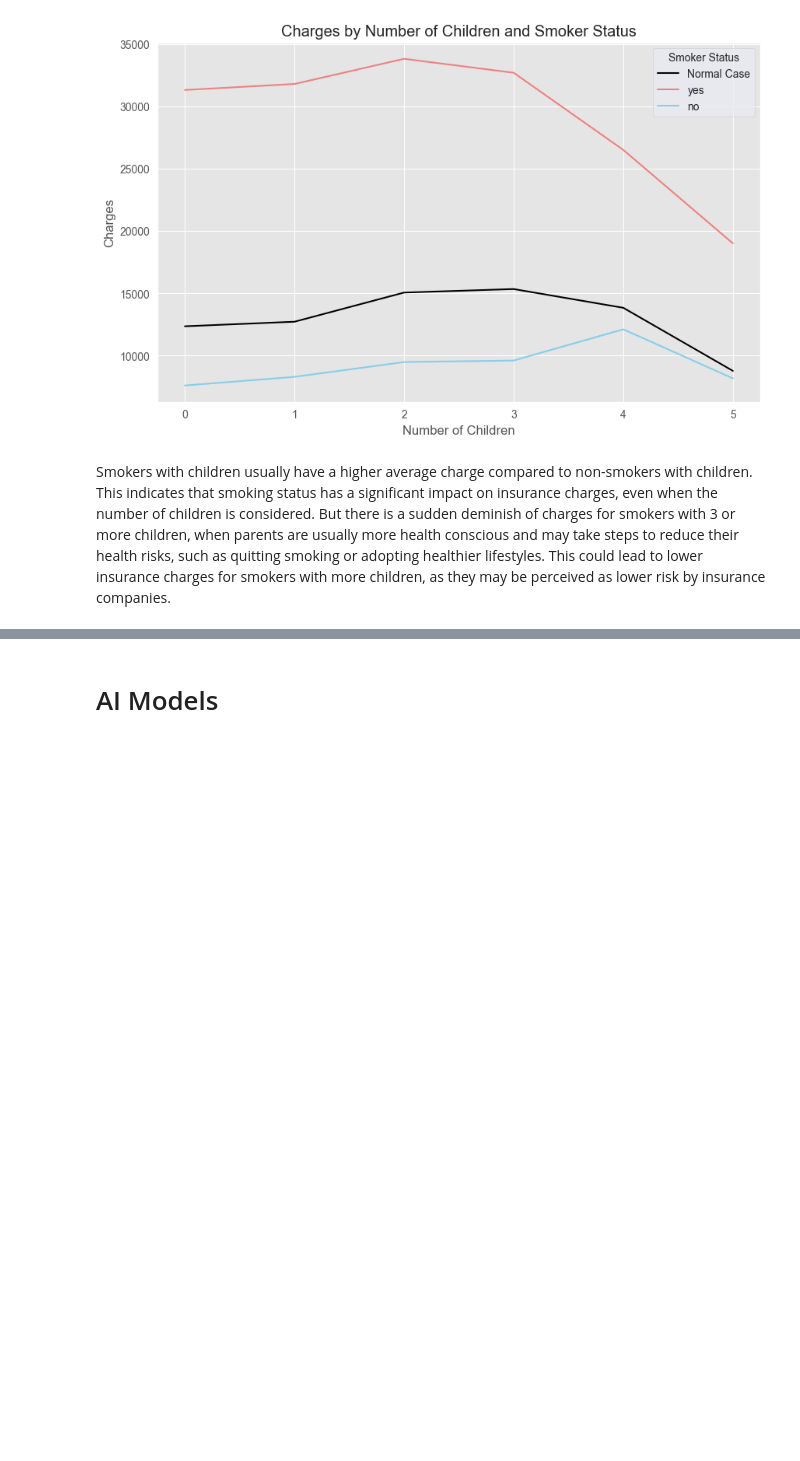
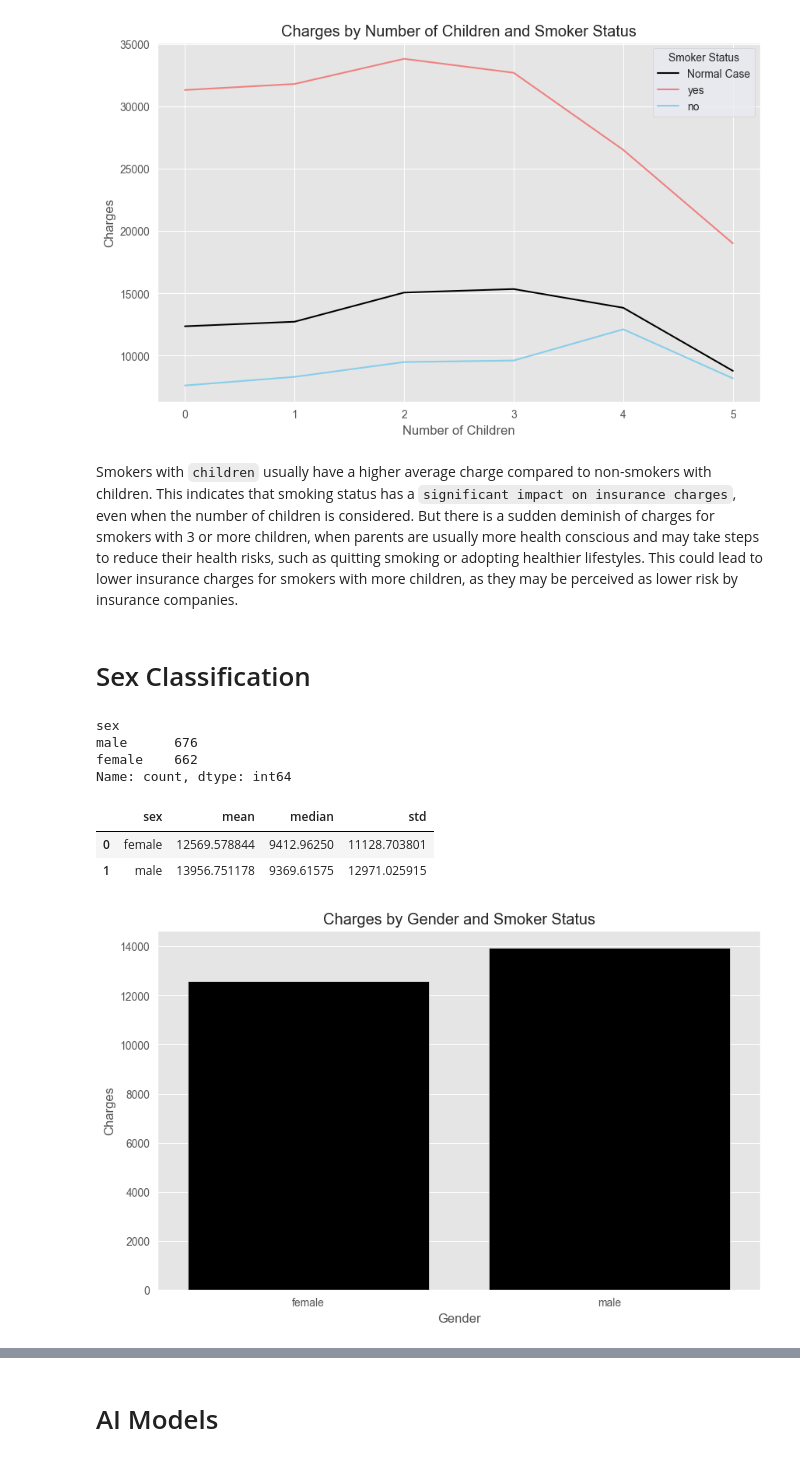
Before and after one commit to Slay-Shayer/insurance_mahbub, a Jupyter notebook: insurance.ipynb, the cells around one changed output, grey strips where cells are left out. Drawn from its saved outputs; the diff is of its cells as text; code cells hidden in the pictures; blank space fills up the shorter version.

```diff
--- a/insurance.ipynb
+++ b/insurance.ipynb
@@ -92,6 +92,7 @@ for i in df.select_dtypes('number').columns.drop(['age']):
     plt.title(f'Bar plot of {i} by age and smoker status')
     plt.xlabel('Age')
     plt.ylabel(i)
+    plt.grid()
     plt.title(f'Bar plot of {i} by age and smoker status')
     plt.show()
 # %% [output]
@@ -274,4 +277,30 @@ plt.show()
 # %% [output]
 [figure]
 # %% [markdown]
-Smokers with children usually have a higher average charge compared to non-smokers with children. This indicates that smoking status has a significant impact on insurance charges, even when the number of children is considered. But there is a sudden deminish of charges for smokers with 3 or more children, when parents are usually more health conscious and may take steps to reduce their health risks, such as quitting smoking or adopting healthier lifestyles. This could lead to lower insurance charges for smokers with more children, as they may be perceived as lower risk by insurance companies.
+Smokers with `children` usually have a higher average charge compared to non-smokers with children. This indicates that smoking status has a `significant impact on insurance charges`, even when the number of children is considered. But there is a sudden deminish of charges for smokers with 3 or more children, when parents are usually more health conscious and may take steps to reduce their health risks, such as quitting smoking or adopting healthier lifestyles. This could lead to lower insurance charges for smokers with more children, as they may be perceived as lower risk by insurance companies.
+# %% [markdown]
+# Sex Classification
+# %%
+df['sex'].value_counts()
+# %% [output]
+sex
+male      676
+female    662
+Name: count, dtype: int64
+# %%
+df.groupby('sex')['charges'].agg(['mean', 'median', 'std']).reset_index()
+# %% [output]
+|  | sex | mean | median | std |
+| 0 | female | 12569.578844 | 9412.96250 | 11128.703801 |
+| 1 | male | 13956.751178 | 9369.61575 | 12971.025915 |
+# %%
+plt.figure(figsize=(10, 6))
+plt.style.use('ggplot')
+sns.barplot(data=df, x='sex', y='charges', ci = None, color = 'black')
+sns.set_style('darkgrid')
+plt.xlabel('Gender')
+plt.ylabel('Charges')
+plt.title('Charges by Gender and Smoker Status')
+plt.show()
+# %% [output]
+[figure, added]
```
Also changed, not shown: parts of 25 cells of this notebook.
